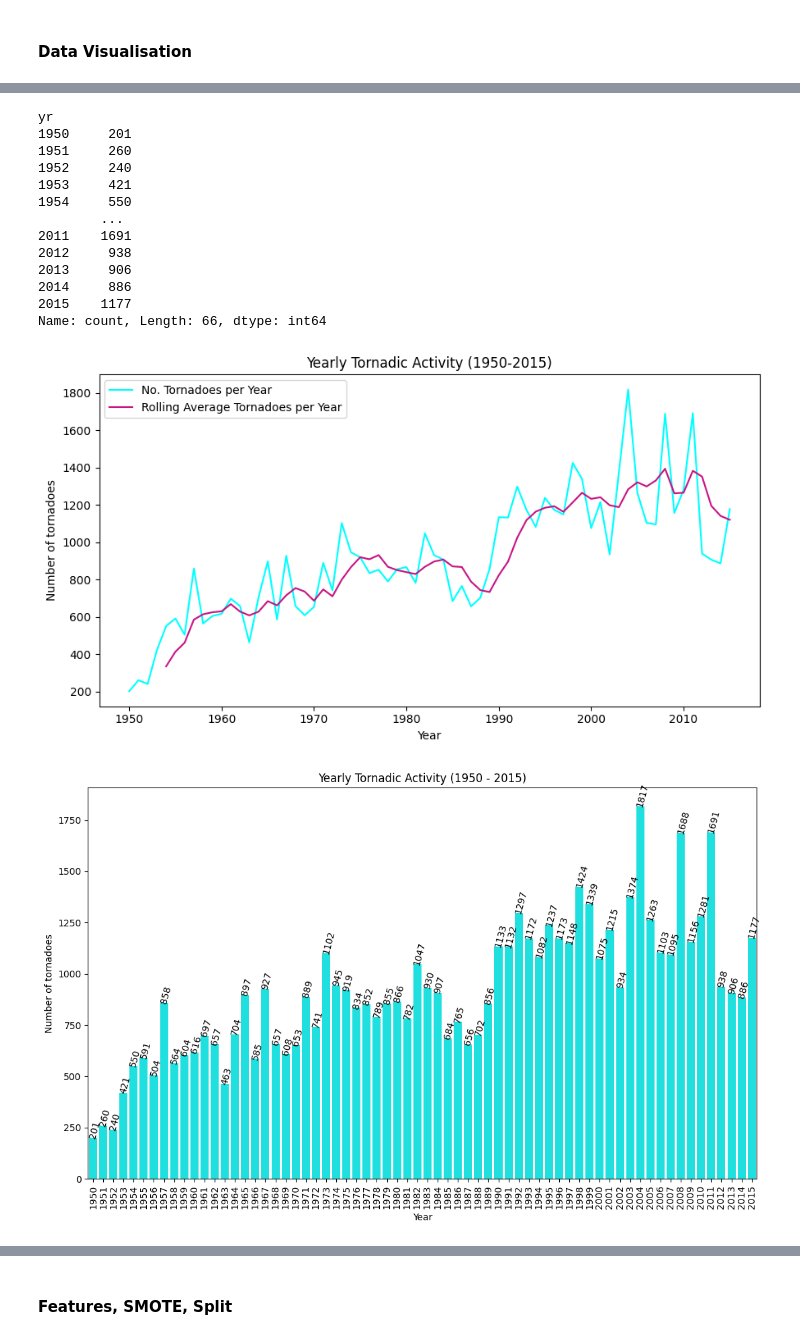
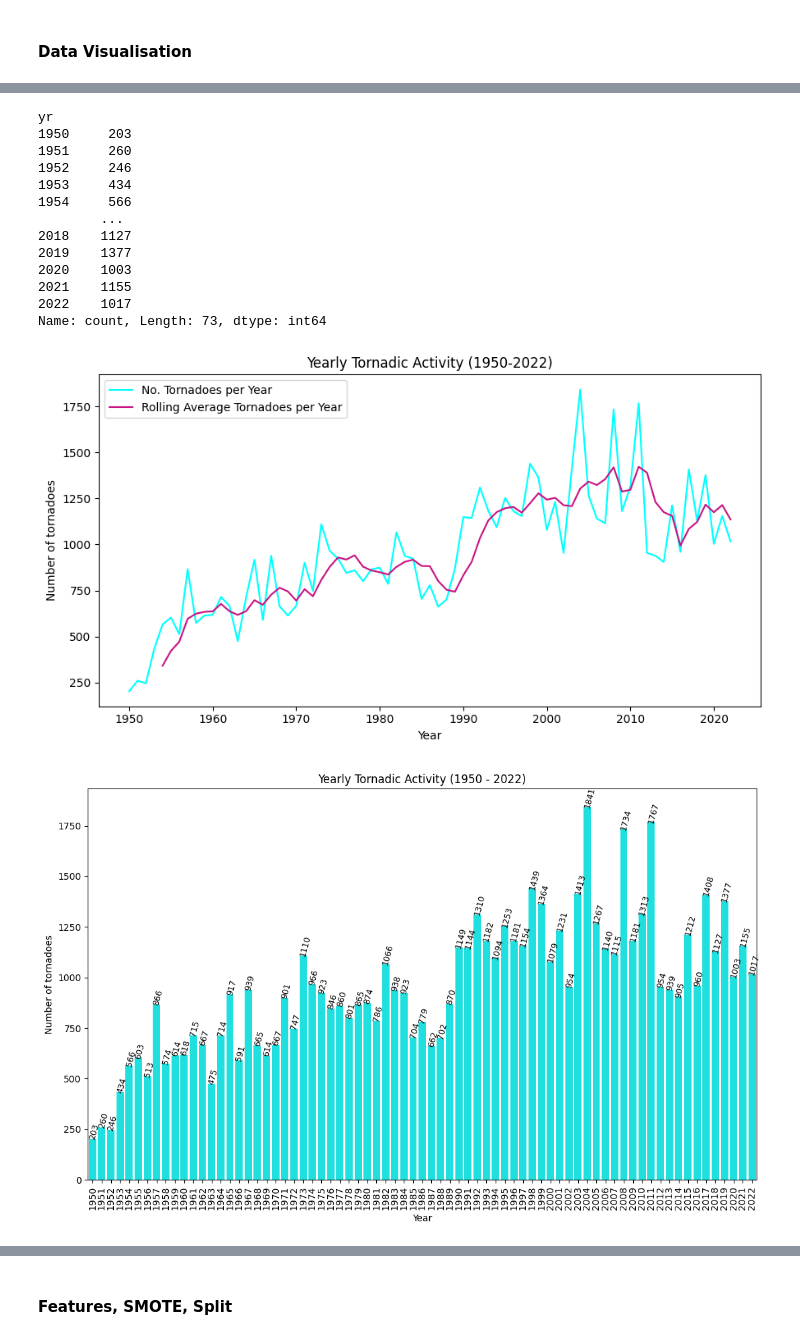
Before and after one commit to Jade-Annalise/TornadoAnalysis, a Jupyter notebook: Tornadic Activity Analysis.ipynb, the cells around one changed output, grey strips where cells are left out. Cells and saved outputs as stored; diff of their text form; code cells hidden in the pictures.

```diff
--- a/Tornadic Activity Analysis.ipynb
+++ b/Tornadic Activity Analysis.ipynb
@@ -42,7 +51,7 @@ wid = width in yards </br>
 loss = property loss </br>
 clos = estimated crop loss in millions of dollars (0 doesn't mean $0)
 # %%
-tornadoDF = pd.read_csv("tornado_2015.csv")
+tornadoDF = pd.read_csv("1950-2022_all_tornadoes.csv")
 # %%
 tornadoDF
 # %% [output]
@@ -64,6 +73,8 @@ tornadoDF
 # lossCats = [1, 2, 3, 4, 5, 6, 7, 8, 9]
 
 # tornadoDF['age_band_of_driver'] = pd.cut(yearDF['property_loss'], bins = lossBins, labels = lossCats, right = False)
+# %%
+tornadoDF = tornadoDF.drop(columns = ['om','stn', 'stf', 'sn', 'sg', 'f1', 'f2', 'f3', 'f4', 'fc'])
 # %%
 tornadoDF['time'] = pd.to_datetime(tornadoDF['time'], format = '%H:%M:%S').dt.hour
 # %%
@@ -88,8 +99,6 @@ dtypes: float64(7), int32(1), int64(12), object(2)
 memory usage: 9.9+ MB
-# %%
-tornadoDF = tornadoDF.drop(columns = ['om','stn', 'stf', 'fc'])
 # %%
-tornadoDF = tornadoDF.rename(columns={'mag': 'rating', 'loss': 'property_loss', 'closs':'crop_loss', 'fat':'fatalities', 'inj':'injuries', 'st':'state'})
+tornadoDF = tornadoDF.rename(columns={'mag': 'rating', 'loss': 'property_loss', 'closs':'crop_loss', 'fat':'fatalities', 'inj':'injuries', 'st':'state', 'ns':'no_states'})
 # %%
 tornadoDF.info()
 # %% [output]
@@ -223,45 +233,45 @@ yearCounts = tornadoDF['yr'].value_counts().sort_index(ascending = True)
 yearCounts
 # %% [output]
 yr
-1950     201
+1950     203
 1951     260
-1952     240
-1953     421
-1954     550
+1952     246
+1953     434
+1954     566
         ...
-2011    1691
-2012     938
-2013     906
-2014     886
-2015    1177
-Name: count, Length: 66, dtype: int64
+2018    1127
+2019    1377
+2020    1003
+2021    1155
+2022    1017
+Name: count, Length: 73, dtype: int64
 # %%
 rollingMean = yearCounts.rolling(5).mean()
 # %%
 fig, ax = plt.subplots(figsize=(9, 5))
 sns.lineplot(yearCounts, color = 'aqua', ax = ax, label = 'No. Tornadoes per Year')
 sns.lineplot(rollingMean, color="mediumvioletred", label="Rolling Average Tornadoes per Year")
-plt.title('Yearly Tornadic Activity (1950-2015)')
+plt.title('Yearly Tornadic Activity (1950-2022)')
 plt.xlabel('Year')
 plt.ylabel('Number of tornadoes')
 plt.tight_layout()
 plt.show()
 # %% [output]
-[figure, old version]
+[figure, new version]
 # %%
 fig, ax = plt.subplots(figsize=(11, 7))
 monthCount = sns.countplot(data = tornadoDF, x = 'yr', color = 'aqua', ax = ax)
-plt.title("Yearly Tornadic Activity (1950 - 2015)")
+plt.title("Yearly Tornadic Activity (1950 - 2022)")
 plt.xlabel('Year')
 plt.ylabel('Number of tornadoes')
 plt.xticks(rotation = 90)
 for index, data in enumerate(tornadoDF['yr'].value_counts().sort_index(ascending = True)):
-    plt.text(x = index -0.5 , y = data, s = f"{data}" , fontdict = dict(fontsize=10), rotation = 75)
+    plt.text(x = index -0.5 , y = data, s = f"{data}" , fontdict = dict(fontsize=9), rotation = 75)
 #plt.xticks(range(12), ['Jan', 'Feb', 'Mar', 'Apr', 'May', 'June', 'July', 'Aug', 'Sep', 'Oct', 'Nov', 'Dec'])
 plt.tight_layout()
 plt.show()
 # %% [output]
-[figure, old version]
+[figure, new version]
 # %%
 fig, ax = plt.subplots(figsize=(11, 6))
 monthCount = sns.countplot(data = tornadoDF, x = 'state', color = 'aqua', ax=ax,  order = tornadoDF['state'].value_counts().index)
```
Also changed, not shown: parts of 34 cells of this notebook.
